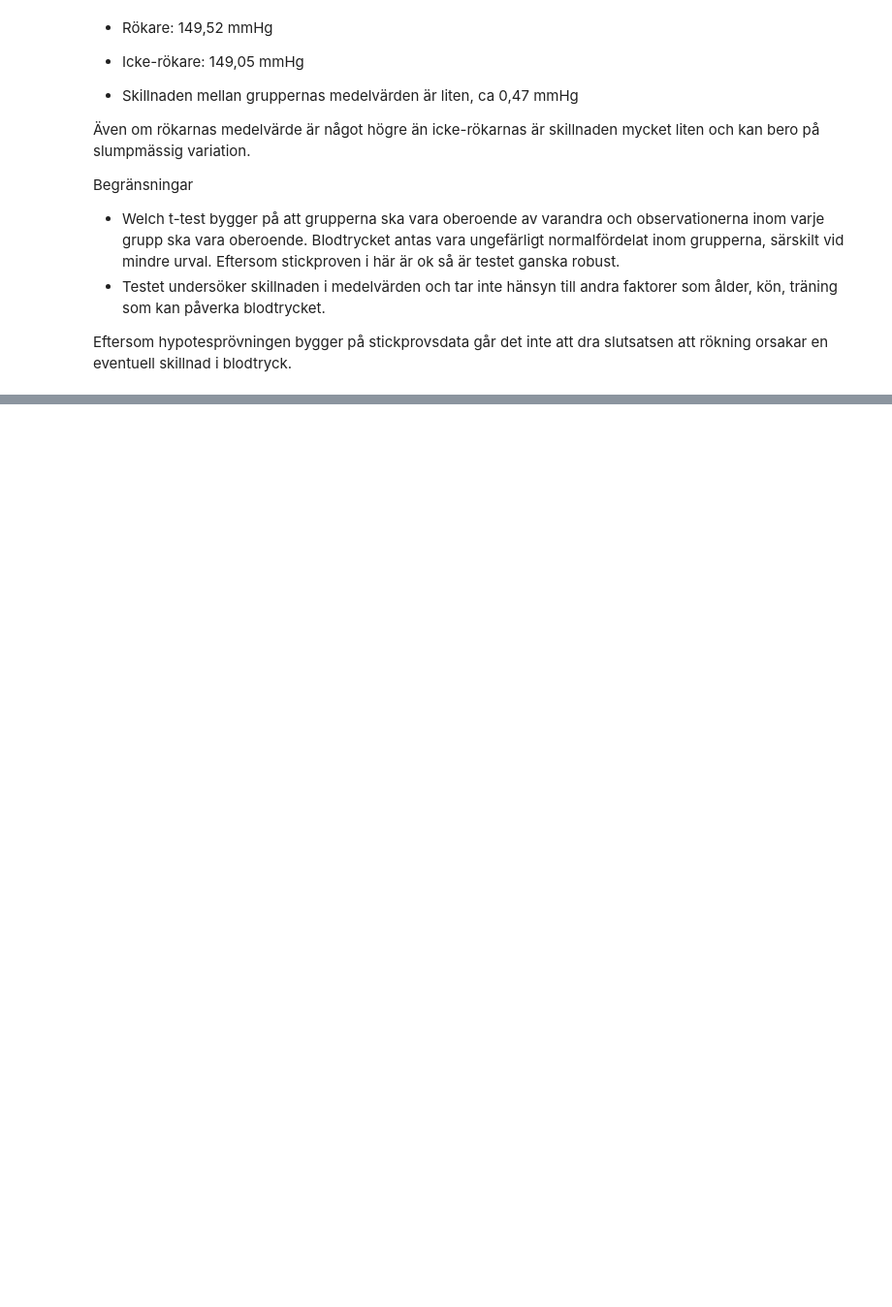
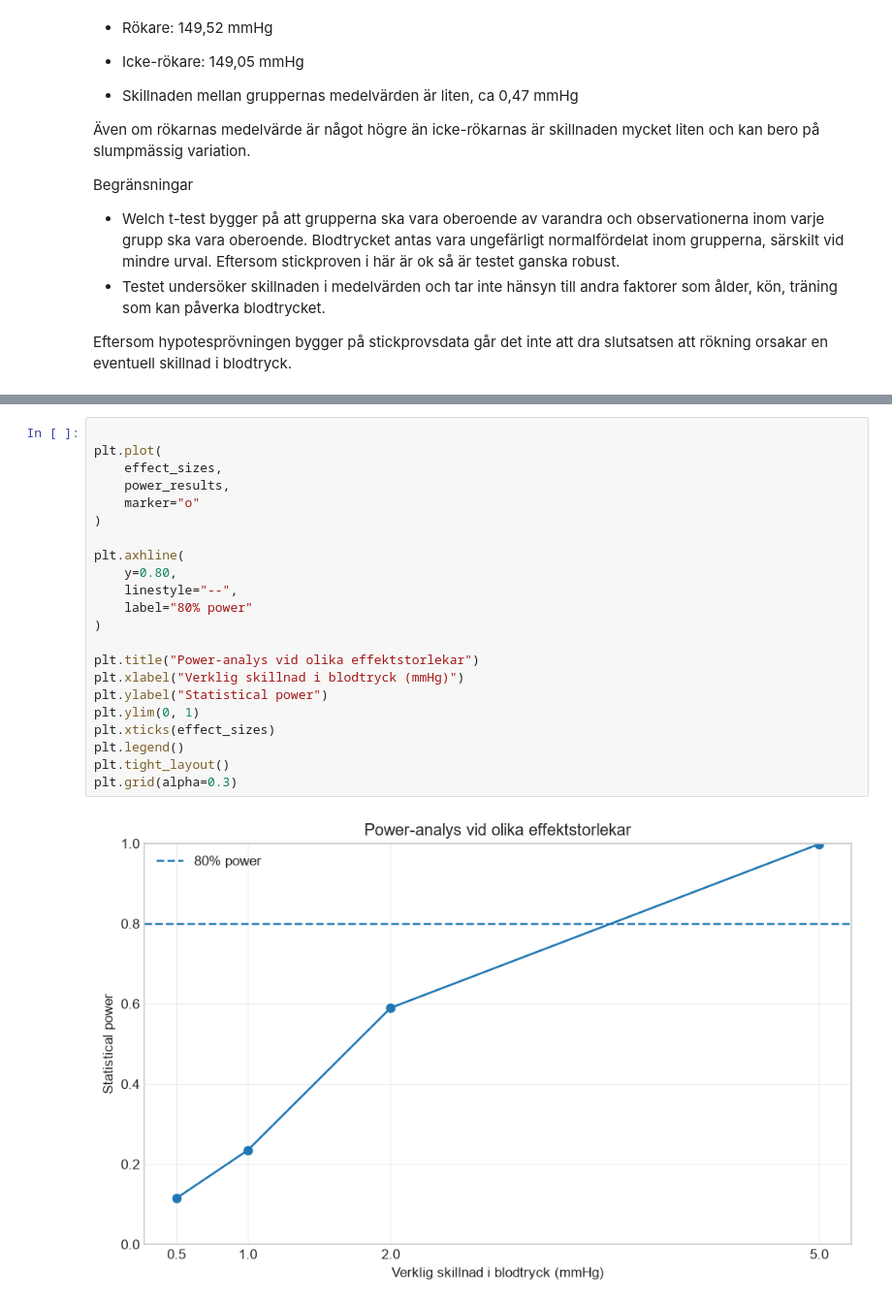
Before and after one commit to kape-code/health-study, a Jupyter notebook: report.ipynb, the cells around one changed output, grey strips where cells are left out. Shown at 97% size. Saved outputs shown, nothing was run; the diff lists cells and outputs as text; blank space fills up the shorter version.

```diff
--- a/report.ipynb
+++ b/report.ipynb
@@ -406,0 +641,24 @@ Eftersom hypotesprövningen bygger på stickprovsdata går det inte att dra slut
+# %%
+
+plt.plot(
+    effect_sizes,
+    power_results,
+    marker="o"
+)
+
+plt.axhline(
+    y=0.80,
+    linestyle="--",
+    label="80% power"
+)
+
+plt.title("Power-analys vid olika effektstorlekar")
+plt.xlabel("Verklig skillnad i blodtryck (mmHg)")
+plt.ylabel("Statistical power")
+plt.ylim(0, 1)
+plt.xticks(effect_sizes)
+plt.legend()
+plt.tight_layout()
+plt.grid(alpha=0.3)
+# %% [output]
+[figure, added]
```
Also changed, not shown: parts of 12 cells of this notebook.
